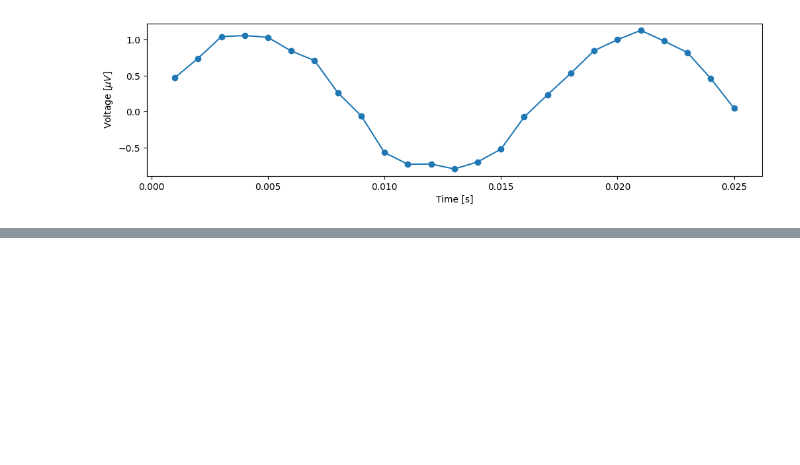
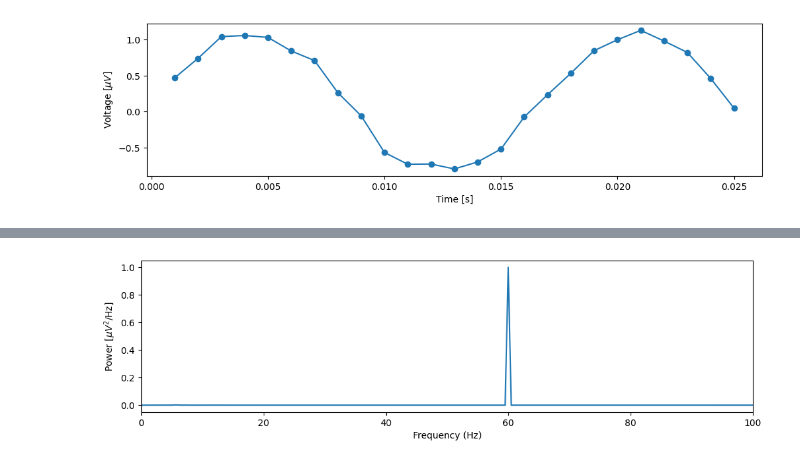
Before and after one commit to Yehuda-Bergstein/BSA-2023, a Jupyter notebook: week-2/bsa-week-2-hw.ipynb, the cells around one changed output, grey strips where cells are left out. Saved outputs shown, nothing was run; the diff lists cells and outputs as text; code cells hidden in the pictures; blank space fills up the shorter version.

```diff
--- a/week-2/bsa-week-2-hw.ipynb
+++ b/week-2/bsa-week-2-hw.ipynb
@@ -76,5 +89,5 @@ We denote the **sampling frequency** as:
 # %%
-dt = # Your code here | Hint: "t" is an array where each index in the array is the timestamp of a sample
-N = # Your code here | Hint: "EEG" is an array where each index in the array is a sample
-T = # Your code here
-sampling_frequency = ## Your Code Here
+dt = t[1]-t[0]# Your code here | Hint: "t" is an array where each index in the array is the timestamp of a sample
+N = len(EEG)# Your code here | Hint: "EEG" is an array where each index in the array is a sample
+T = N*dt# Your code here
+f_s = 1/dt## Your Code Here
@@ -82,0 +98,14 @@ sampling_frequency = ## Your Code Here
+# %%
+import numpy as np
+
+EEG_transformed = np.fft.rfft(EEG) # Your code here
+''' Hint: look up the fourier transform functions in Numpy, and use the Discrete Fourier Transform for real input function'''
+
+spectrum = (2 * dt ** 2 / T * EEG_transformed  * EEG_transformed.conj()).real
+faxis = arange(len(spectrum)) * df
+plot(faxis, spectrum)
+xlim([0, 100])                           # Setting the frequency range.
+xlabel('Frequency (Hz)')
+ylabel('Power [$\mu V^2$/Hz]');
+# %% [output]
+[figure, added]
```
Also changed, not shown: parts of 13 cells of this notebook.
